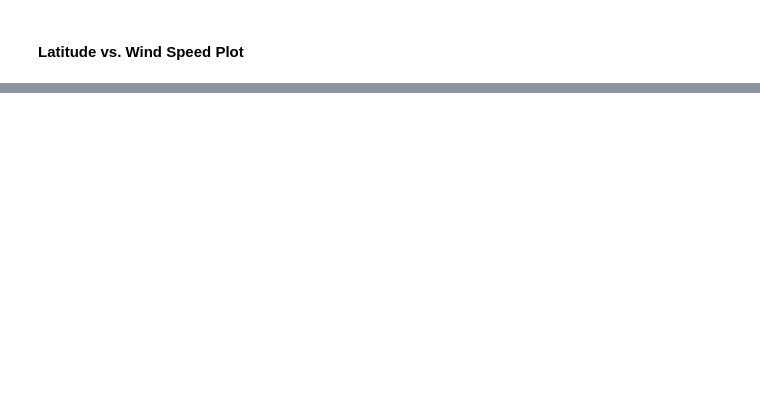
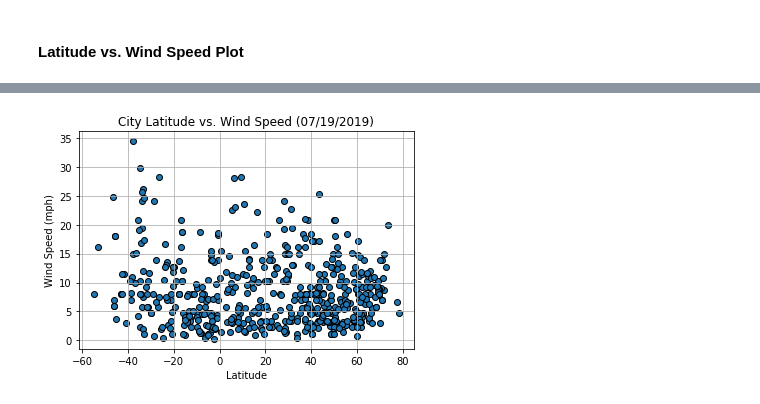
Before and after one commit to sno90/Osorio_Homework, a Jupyter notebook: 06-Python-APIs/WeatherPy.ipynb, the cells around one changed output, grey strips where cells are left out. Saved outputs shown, nothing was run; the diff lists cells and outputs as text; code cells hidden in the pictures; blank space fills up the shorter version.

```diff
--- a/06-Python-APIs/WeatherPy.ipynb
+++ b/06-Python-APIs/WeatherPy.ipynb
@@ -145,0 +214,14 @@ weather_data.head()
+# %%
+# extract windspeed data
+windspeed_list = weather_data_df['Wind Speed']
+
+plt.scatter(latitude_list, windspeed_list, edgecolor = 'black')
+
+plt.title('City Latitude vs. Wind Speed (07/19/2019)')
+plt.xlabel('Latitude')
+plt.ylabel('Wind Speed (mph)')
+plt.grid(True)
+plt.savefig('output_data/CityLatitudeVsWindSpeed')
+plt.show()
+# %% [output]
+[figure, added]
```
Also changed, not shown: parts of 18 cells of this notebook, 5 other files.
